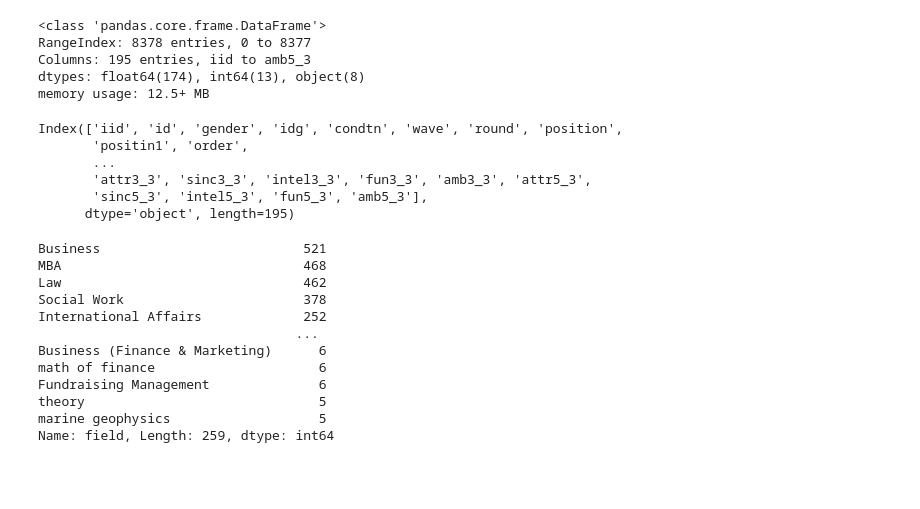
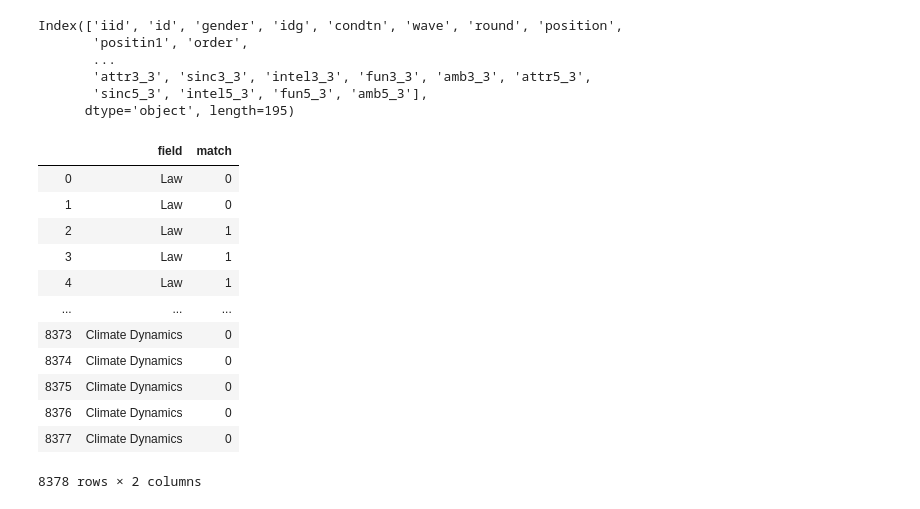
Before and after one commit to djockos/FullStack_S2_Projet_SpeedDating, a Jupyter notebook: FullStack_S2_Projet.ipynb, the cells around one changed output. Cells and saved outputs as stored; diff of their text form; code cells hidden in the pictures; blank space fills up the shorter version.

```diff
--- a/FullStack_S2_Projet.ipynb
+++ b/FullStack_S2_Projet.ipynb
@@ -28,11 +19,3 @@ ds.describe()
-# %%
-ds.info()
-# %% [output]
-<class 'pandas.core.frame.DataFrame'>
-RangeIndex: 8378 entries, 0 to 8377
-Columns: 195 entries, iid to amb5_3
-dtypes: float64(174), int64(13), object(8)
-memory usage: 12.5+ MB
 # %%
 ds.columns
 # %% [output]
@@ -43,4 +26,19 @@ Index(['iid', 'id', 'gender', 'idg', 'condtn', 'wave', 'round', 'position',
        'sinc5_3', 'intel5_3', 'fun5_3', 'amb5_3'],
       dtype='object', length=195)
 # %%
-ds2 = ds.field
+ds2 = ds[['field','match']]
+ds2
+# %% [output]
+|  | field | match |
+| 0 | Law | 0 |
+| 1 | Law | 0 |
+| 2 | Law | 1 |
+| 3 | Law | 1 |
+| 4 | Law | 1 |
+| ... | ... | ... |
+| 8373 | Climate Dynamics | 0 |
+| 8374 | Climate Dynamics | 0 |
+| 8375 | Climate Dynamics | 0 |
+| 8376 | Climate Dynamics | 0 |
+| 8377 | Climate Dynamics | 0 |
+8378 rows × 2 columns
@@ -49,15 +44,0 @@ ds3 = ds2.value_counts()
-# %%
-ds3
-# %% [output]
-Business                          521
-MBA                               468
-Law                               462
-Social Work                       378
-International Affairs             252
-                                 ...
-Business (Finance & Marketing)      6
-math of finance                     6
-Fundraising Management              6
-theory                              5
-marine geophysics                   5
-Name: field, Length: 259, dtype: int64
```
Also changed, not shown: parts of 13 cells of this notebook.
